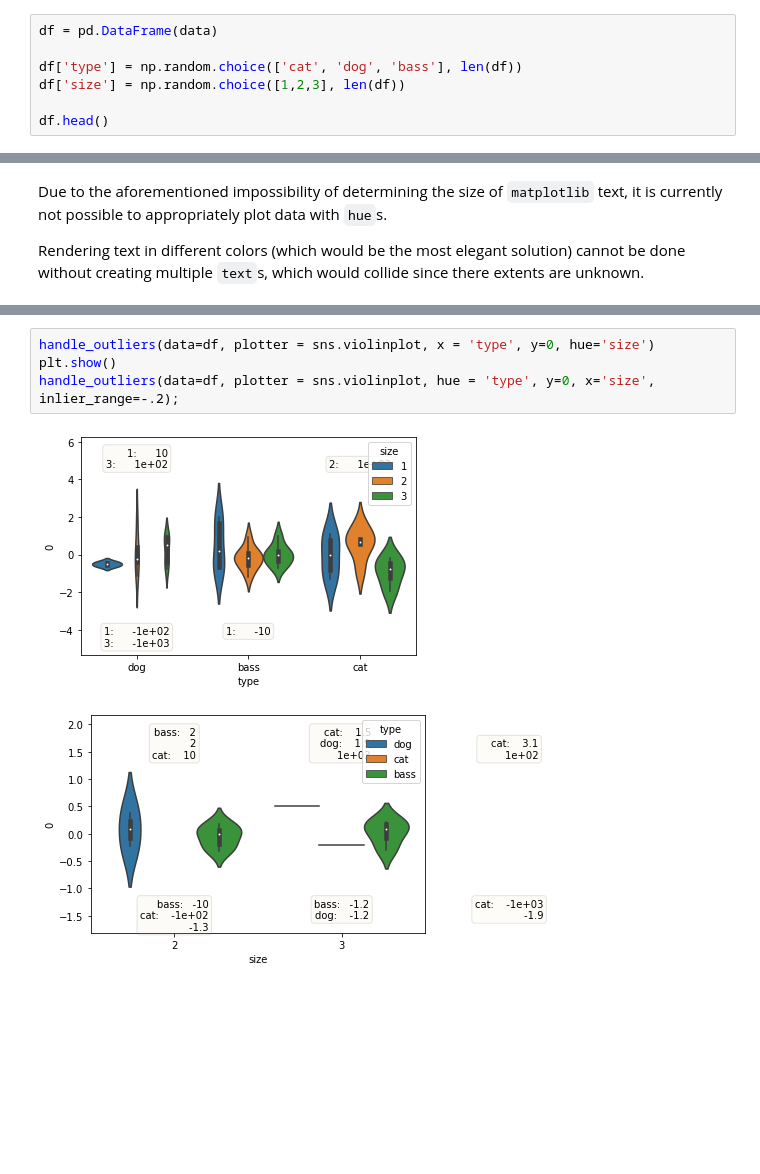
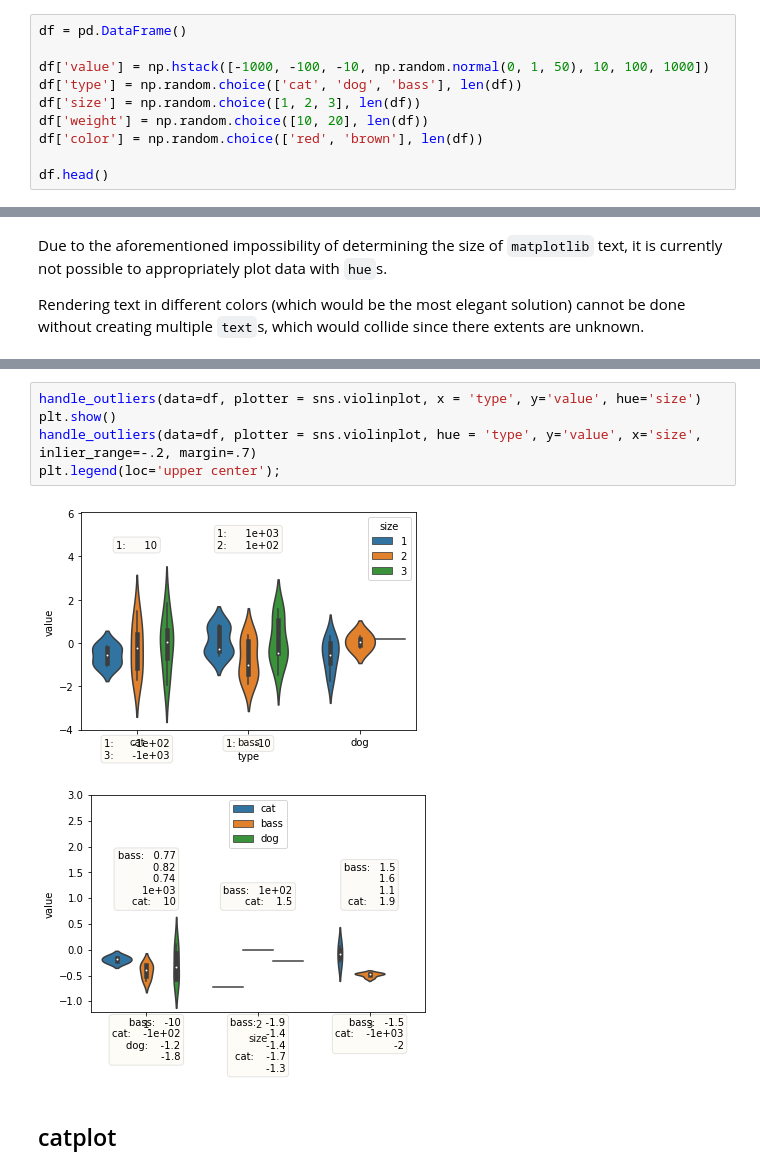
Before and after one commit to wendli01/outlier_plotting, a Jupyter notebook: examples.ipynb, the cells around one changed output, grey strips where cells are left out. Drawn from its saved outputs; the diff is of its cells as text; blank space fills up the shorter version.

```diff
--- a/examples.ipynb
+++ b/examples.ipynb
@@ -13,8 +13,11 @@ data = np.hstack([-1000, -100, -10, np.random.normal(0,1, 50), 10, 100, 1000])
 # %%
-df = pd.DataFrame(data)
+df = pd.DataFrame()
 
+df['value'] = np.hstack([-1000, -100, -10, np.random.normal(0, 1, 50), 10, 100, 1000])
 df['type'] = np.random.choice(['cat', 'dog', 'bass'], len(df))
-df['size'] = np.random.choice([1,2,3], len(df))
+df['size'] = np.random.choice([1, 2, 3], len(df))
+df['weight'] = np.random.choice([10, 20], len(df))
+df['color'] = np.random.choice(['red', 'brown'], len(df))
 
 df.head()
 # %% [output]
@@ -131,7 +130,10 @@ sns.violinplot(data=df, hue = 'type', y=0, x='size')
 # %%
-handle_outliers(data=df, plotter = sns.violinplot, x = 'type', y=0, hue='size')
+handle_outliers(data=df, plotter = sns.violinplot, x = 'type', y='value', hue='size')
 plt.show()
-handle_outliers(data=df, plotter = sns.violinplot, hue = 'type', y=0, x='size', inlier_range=-.2);
+handle_outliers(data=df, plotter = sns.violinplot, hue = 'type', y='value', x='size', inlier_range=-.2, margin=.7)
+plt.legend(loc='upper center');
 # %% [output]
-[figure, old version]
+[figure, new version]
-[figure, old version]
+[figure, new version]
+# %% [markdown]
+## catplot
```
Also changed, not shown: parts of 11 cells of this notebook, 1 other file.
